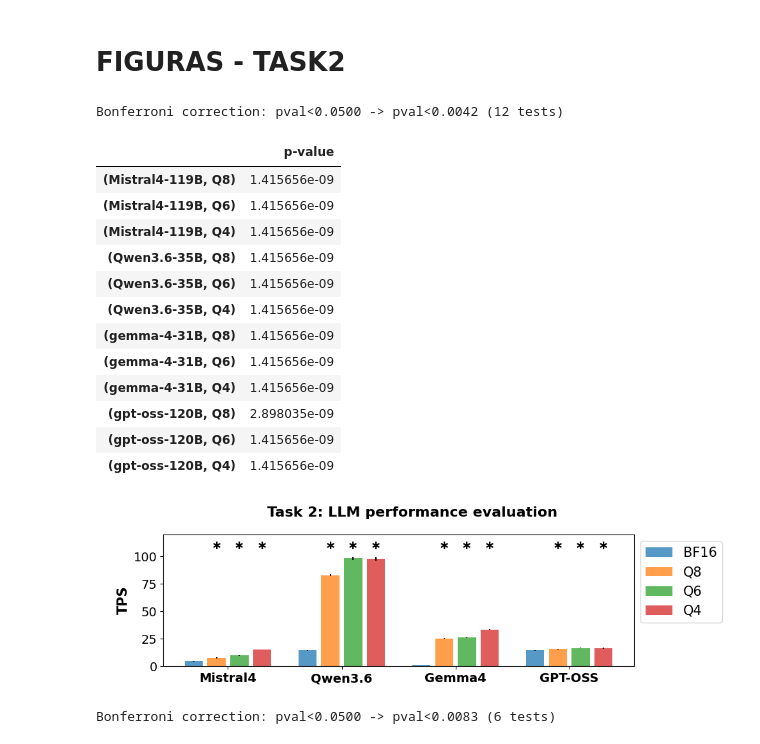
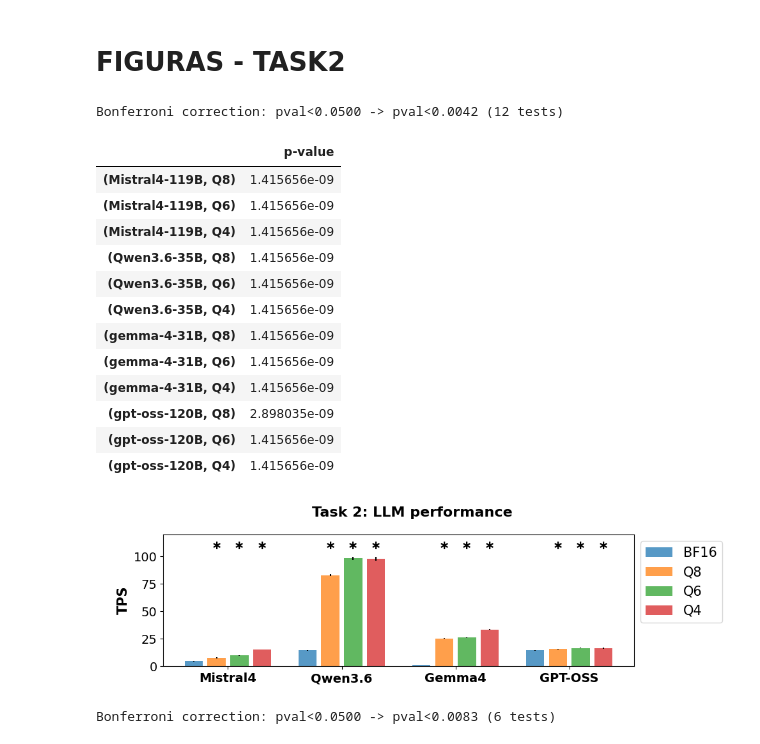
Before and after one commit to cnpem/quantization_LLM_smiles, a Jupyter notebook: src/analise_task2.ipynb, the cells around one changed output. Drawn from its saved outputs; the diff is of its cells as text; code cells hidden in the pictures.

```diff
--- a/src/analise_task2.ipynb
+++ b/src/analise_task2.ipynb
@@ -1706,41 +1706,41 @@ plot_umap_grid(df_task1_umap_all, prompt=False, title='Task 1: Chemical space sa
 # %%
 #fig, ax = plt.subplots(2,1, figsize=(10, 5), sharex=True)
 fig, ax = plt.subplots(1,1, figsize=(10, 3), sharex=True)
-fig.suptitle('Task 2: LLM performance evaluation', fontsize=16, fontweight='bold')
+fig.suptitle('Task 2: LLM performance', fontsize=16, fontweight='bold')
 
 plot_data(d_stats=d_stats_task2, stat='tokens_per_second', ax=ax, ylabel='TPS'           , ylim=[0,120], prompt_avg=None, prompt_std=0.0, scale=1, show_legend=True)
 #plot_data(d_stats=d_stats_task2, stat='duration_min',      ax=ax[1], ylabel='Duration (min)'  , ylim=[0,130],  prompt_avg=None, prompt_std=0.0, scale=1)
 
 annonate_barplot(ax=ax, df=df_task2, col='tokens_per_second', pval=pval, y=110)
 #annonate_barplot(ax=ax[1], df=df_task2, col='duration_min', pval=pval, y=120)
 
 
 
 #plot_data_boxplot(df_task2, 'tokens_per_second', ax=ax[0], ylabel='TPS',            show_legend=True, ylim=[0, 120])
 #plot_data_boxplot(df_task2, 'duration_min',      ax=ax[1], ylabel='Duration (min)', show_legend=True, ylim=[0, 130])
 
 #annonate_boxplot(ax[0], df=df_task2, col='tokens_per_second', pval=pval, y=110)
 #annonate_boxplot(ax[1], df=df_task2, col='duration_min', pval=pval, y=120)
 
 
 plt.tight_layout()
 plt.show()
 # %% [output]
 Bonferroni correction: pval<0.0500 -> pval<0.0042 (12 tests)
 |  | p-value |
 | (Mistral4-119B, Q8) | 1.415656e-09 |
 | (Mistral4-119B, Q6) | 1.415656e-09 |
 | (Mistral4-119B, Q4) | 1.415656e-09 |
 | (Qwen3.6-35B, Q8) | 1.415656e-09 |
 | (Qwen3.6-35B, Q6) | 1.415656e-09 |
 | (Qwen3.6-35B, Q4) | 1.415656e-09 |
 | (gemma-4-31B, Q8) | 1.415656e-09 |
 | (gemma-4-31B, Q6) | 1.415656e-09 |
 | (gemma-4-31B, Q4) | 1.415656e-09 |
 | (gpt-oss-120B, Q8) | 2.898035e-09 |
 | (gpt-oss-120B, Q6) | 1.415656e-09 |
 | (gpt-oss-120B, Q4) | 1.415656e-09 |
-[figure, old version]
+[figure, new version]
 # %%
 _ = utest_intermodel(df=df_task2, col='tokens_per_second', pval_threshold=pval, show_uncorrected_pval=False)
 # %% [output]
```
Also changed, not shown: parts of 5 cells of this notebook.
